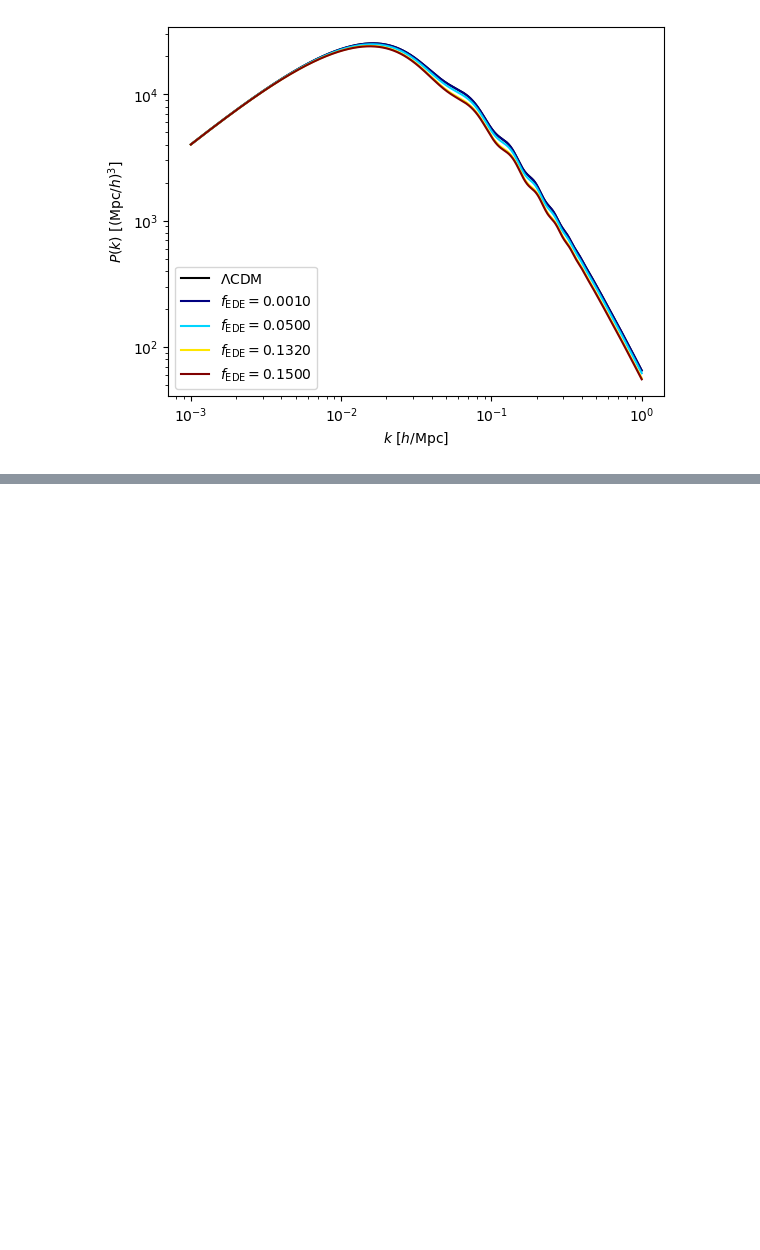
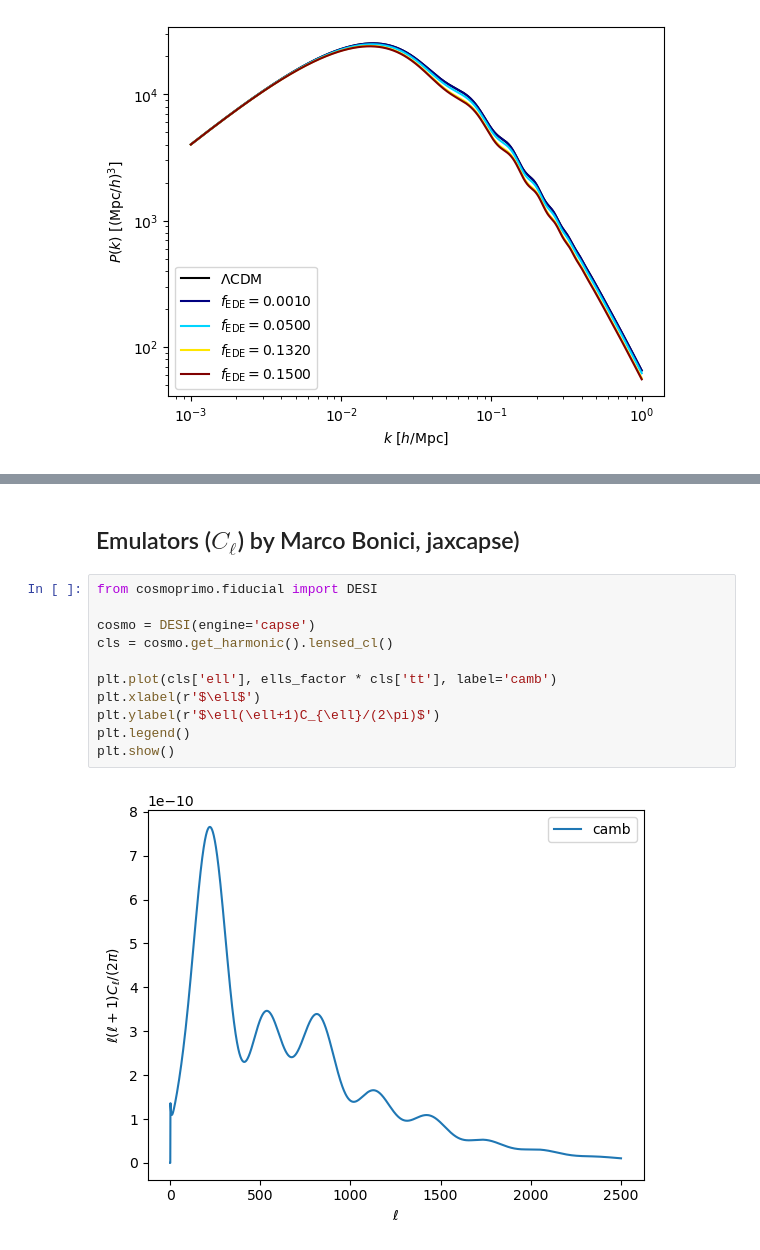
Before and after one commit to cosmodesi/cosmoprimo, a Jupyter notebook: nb/examples.ipynb, the cells around one changed output, grey strips where cells are left out. Saved outputs shown, nothing was run; the diff lists cells and outputs as text; blank space fills up the shorter version.

```diff
--- a/nb/examples.ipynb
+++ b/nb/examples.ipynb
@@ -389,0 +448,15 @@ assert np.allclose(cosmo.get_thermodynamics().theta_star, 0.0104)
+# %% [markdown]
+## Emulators ($C_\ell$) by Marco Bonici, jaxcapse)
+# %%
+from cosmoprimo.fiducial import DESI
+
+cosmo = DESI(engine='capse')
+cls = cosmo.get_harmonic().lensed_cl()
+
+plt.plot(cls['ell'], ells_factor * cls['tt'], label='camb')
+plt.xlabel(r'$\ell$')
+plt.ylabel(r'$\ell(\ell+1)C_{\ell}/(2\pi)$')
+plt.legend()
+plt.show()
+# %% [output]
+[figure, added]
```
Also changed, not shown: parts of 14 cells of this notebook, 19 other files.
